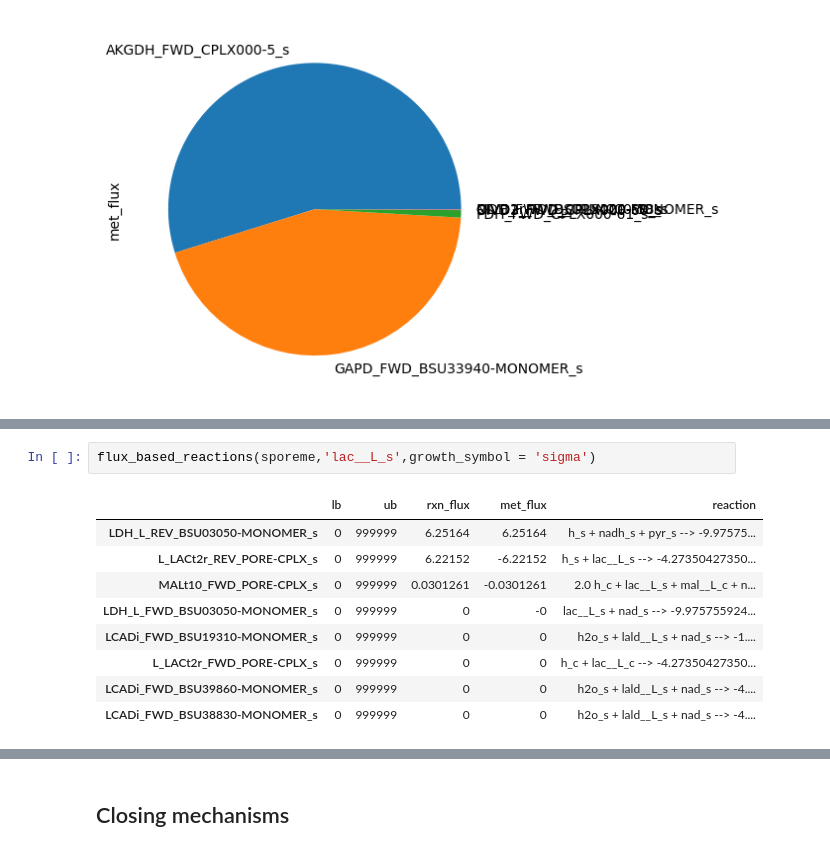
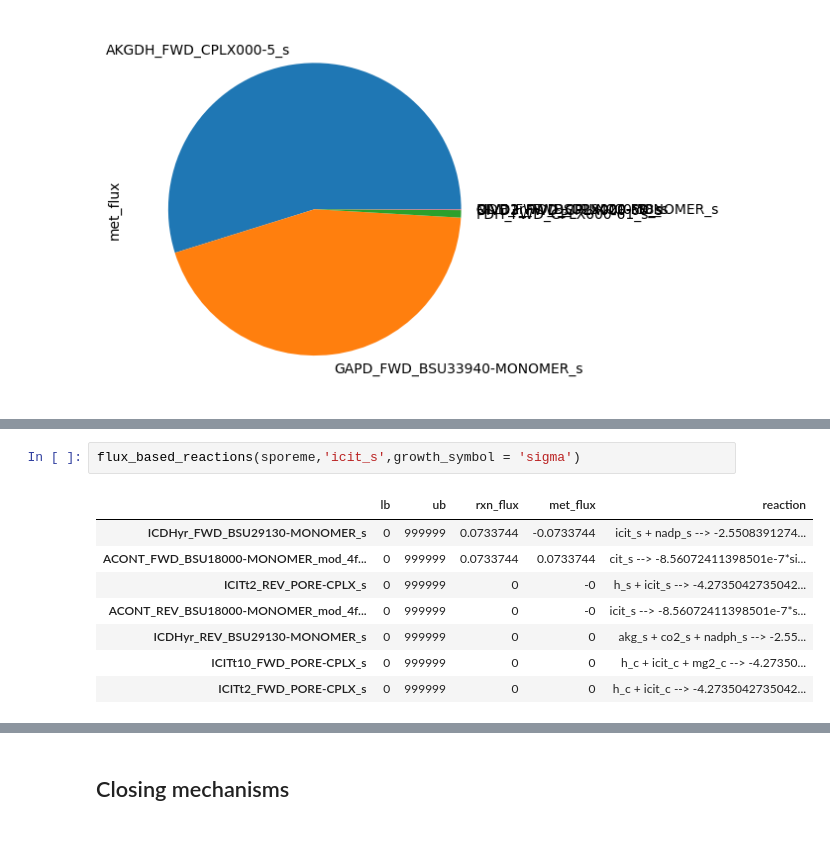
Before and after one commit to jdtibochab/sporeme, a Jupyter notebook: bacillusme/analysis/spore/2.1.1.ATPSupplyMechanisms.ipynb, the cells around one changed output, grey strips where cells are left out. Saved outputs shown, nothing was run; the diff lists cells and outputs as text.

Commit message:
Improved annotation and added NADPH analysis

```diff
--- a/bacillusme/analysis/spore/2.1.1.ATPSupplyMechanisms.ipynb
+++ b/bacillusme/analysis/spore/2.1.1.ATPSupplyMechanisms.ipynb
@@ -298,12 +393,11 @@ flux_based_reactions(sporeme,'pyr_c',growth_symbol = 'sigma')
 # %%
-flux_based_reactions(sporeme,'lac__L_s',growth_symbol = 'sigma')
+flux_based_reactions(sporeme,'icit_s',growth_symbol = 'sigma')
 # %% [output]
 |  | lb | ub | rxn_flux | met_flux | reaction |
-| LDH_L_REV_BSU03050-MONOMER_s | 0 | 999999 | 6.25164 | 6.25164 | h_s + nadh_s + pyr_s --> -9.97575... |
-| L_LACt2r_REV_PORE-CPLX_s | 0 | 999999 | 6.22152 | -6.22152 | h_s + lac__L_s --> -4.27350427350... |
-| MALt10_FWD_PORE-CPLX_s | 0 | 999999 | 0.0301261 | -0.0301261 | 2.0 h_c + lac__L_s + mal__L_c + n... |
-| LDH_L_FWD_BSU03050-MONOMER_s | 0 | 999999 | 0 | -0 | lac__L_s + nad_s --> -9.975755924... |
-| LCADi_FWD_BSU19310-MONOMER_s | 0 | 999999 | 0 | 0 | h2o_s + lald__L_s + nad_s --> -1.... |
-| L_LACt2r_FWD_PORE-CPLX_s | 0 | 999999 | 0 | 0 | h_c + lac__L_c --> -4.27350427350... |
-| LCADi_FWD_BSU39860-MONOMER_s | 0 | 999999 | 0 | 0 | h2o_s + lald__L_s + nad_s --> -4.... |
-| LCADi_FWD_BSU38830-MONOMER_s | 0 | 999999 | 0 | 0 | h2o_s + lald__L_s + nad_s --> -4.... |
+| ICDHyr_FWD_BSU29130-MONOMER_s | 0 | 999999 | 0.0733744 | -0.0733744 | icit_s + nadp_s --> -2.5508391274... |
+| ACONT_FWD_BSU18000-MONOMER_mod_4f... | 0 | 999999 | 0.0733744 | 0.0733744 | cit_s --> -8.56072411398501e-7*si... |
+| ICITt2_REV_PORE-CPLX_s | 0 | 999999 | 0 | -0 | h_s + icit_s --> -4.2735042735042... |
+| ACONT_REV_BSU18000-MONOMER_mod_4f... | 0 | 999999 | 0 | -0 | icit_s --> -8.56072411398501e-7*s... |
+| ICDHyr_REV_BSU29130-MONOMER_s | 0 | 999999 | 0 | 0 | akg_s + co2_s + nadph_s --> -2.55... |
+| ICITt10_FWD_PORE-CPLX_s | 0 | 999999 | 0 | 0 | h_c + icit_c + mg2_c --> -4.27350... |
+| ICITt2_FWD_PORE-CPLX_s | 0 | 999999 | 0 | 0 | h_c + icit_c --> -4.2735042735042... |
```
Also changed, not shown: parts of 26 cells of this notebook, 3 other files.
